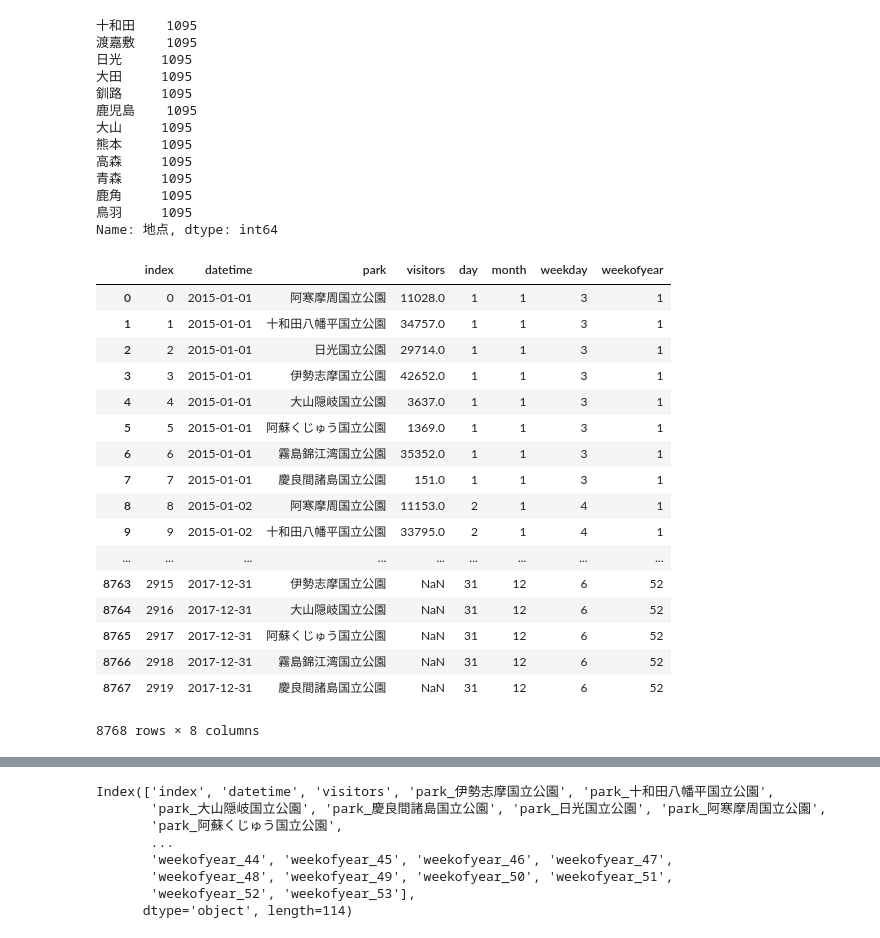
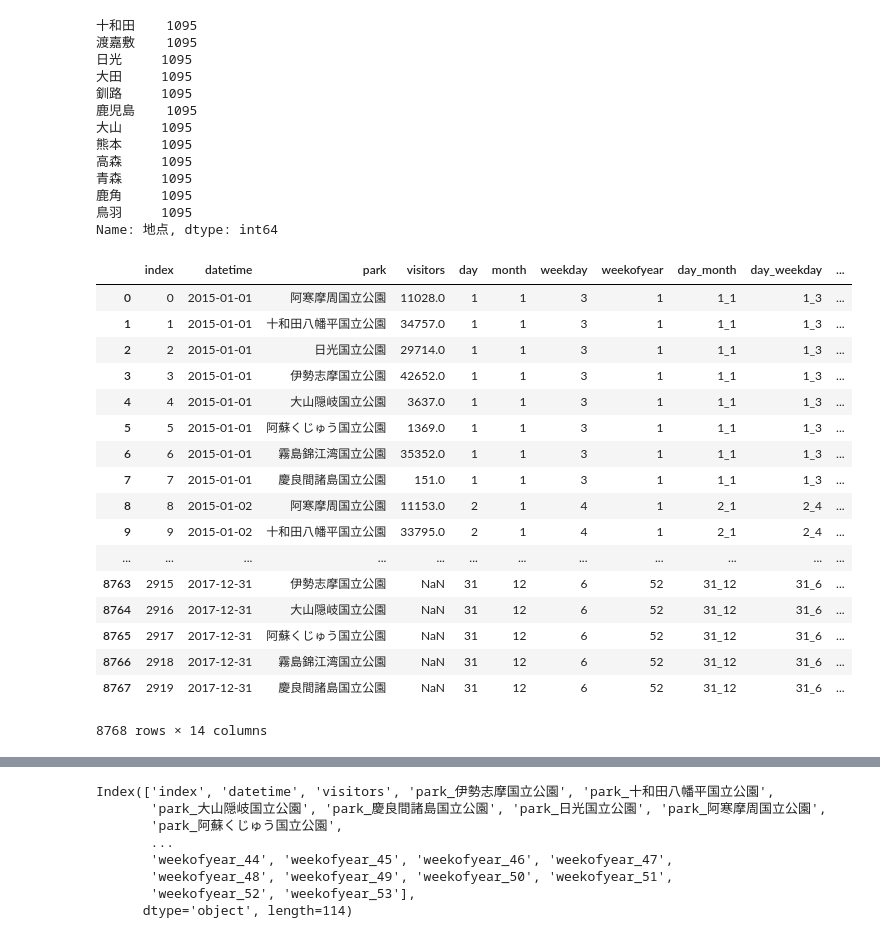
Before and after one commit to Hesene/National-Parks, a Jupyter notebook: src/EDA.ipynb, the cells around one changed output, grey strips where cells are left out. Drawn from its saved outputs; the diff is of its cells as text; code cells hidden in the pictures.

```diff
--- a/src/EDA.ipynb
+++ b/src/EDA.ipynb
@@ -214,28 +214,34 @@ df['datetime'] = pd.to_datetime(df['datetime'])
 # %%
 df['day'] = df['datetime'].dt.day.astype(object)
 df['month'] = df['datetime'].dt.month.astype(object)
 df['weekday'] = df['datetime'].dt.weekday.astype(object)
 df['weekofyear'] = df['datetime'].dt.weekofyear.astype(object)
+df['day_month'] = df['day'].astype(str)+'_'+df['month'].astype(str)
+df['day_weekday'] = df['day'].astype(str)+'_'+df['weekday'].astype(str)
+df['day_weekofyear'] = df['day'].astype(str)+'_'+df['weekofyear'].astype(str)
+df['month_weekday'] = df['month'].astype(str)+'_'+df['weekday'].astype(str)
+df['month_weekofyear'] = df['month'].astype(str)+'_'+df['weekofyear'].astype(str)
+df['weekday_weekofyear'] = df['weekday'].astype(str)+'_'+df['weekofyear'].astype(str)
 df
 # %% [output]
-|  | index | datetime | park | visitors | day | month | weekday | weekofyear |
-| 0 | 0 | 2015-01-01 | 阿寒摩周国立公園 | 11028.0 | 1 | 1 | 3 | 1 |
-| 1 | 1 | 2015-01-01 | 十和田八幡平国立公園 | 34757.0 | 1 | 1 | 3 | 1 |
-| 2 | 2 | 2015-01-01 | 日光国立公園 | 29714.0 | 1 | 1 | 3 | 1 |
-| 3 | 3 | 2015-01-01 | 伊勢志摩国立公園 | 42652.0 | 1 | 1 | 3 | 1 |
-| 4 | 4 | 2015-01-01 | 大山隠岐国立公園 | 3637.0 | 1 | 1 | 3 | 1 |
-| 5 | 5 | 2015-01-01 | 阿蘇くじゅう国立公園 | 1369.0 | 1 | 1 | 3 | 1 |
-| 6 | 6 | 2015-01-01 | 霧島錦江湾国立公園 | 35352.0 | 1 | 1 | 3 | 1 |
-| 7 | 7 | 2015-01-01 | 慶良間諸島国立公園 | 151.0 | 1 | 1 | 3 | 1 |
-| 8 | 8 | 2015-01-02 | 阿寒摩周国立公園 | 11153.0 | 2 | 1 | 4 | 1 |
-| 9 | 9 | 2015-01-02 | 十和田八幡平国立公園 | 33795.0 | 2 | 1 | 4 | 1 |
-| ... | ... | ... | ... | ... | ... | ... | ... | ... |
-| 8763 | 2915 | 2017-12-31 | 伊勢志摩国立公園 | NaN | 31 | 12 | 6 | 52 |
-| 8764 | 2916 | 2017-12-31 | 大山隠岐国立公園 | NaN | 31 | 12 | 6 | 52 |
-| 8765 | 2917 | 2017-12-31 | 阿蘇くじゅう国立公園 | NaN | 31 | 12 | 6 | 52 |
-| 8766 | 2918 | 2017-12-31 | 霧島錦江湾国立公園 | NaN | 31 | 12 | 6 | 52 |
-| 8767 | 2919 | 2017-12-31 | 慶良間諸島国立公園 | NaN | 31 | 12 | 6 | 52 |
+|  | index | datetime | park | visitors | day | month | weekday | weekofyear | day_month | day_weekday | ... |
+| 0 | 0 | 2015-01-01 | 阿寒摩周国立公園 | 11028.0 | 1 | 1 | 3 | 1 | 1_1 | 1_3 | ... |
+| 1 | 1 | 2015-01-01 | 十和田八幡平国立公園 | 34757.0 | 1 | 1 | 3 | 1 | 1_1 | 1_3 | ... |
+| 2 | 2 | 2015-01-01 | 日光国立公園 | 29714.0 | 1 | 1 | 3 | 1 | 1_1 | 1_3 | ... |
+| 3 | 3 | 2015-01-01 | 伊勢志摩国立公園 | 42652.0 | 1 | 1 | 3 | 1 | 1_1 | 1_3 | ... |
+| 4 | 4 | 2015-01-01 | 大山隠岐国立公園 | 3637.0 | 1 | 1 | 3 | 1 | 1_1 | 1_3 | ... |
+| 5 | 5 | 2015-01-01 | 阿蘇くじゅう国立公園 | 1369.0 | 1 | 1 | 3 | 1 | 1_1 | 1_3 | ... |
+| 6 | 6 | 2015-01-01 | 霧島錦江湾国立公園 | 35352.0 | 1 | 1 | 3 | 1 | 1_1 | 1_3 | ... |
+| 7 | 7 | 2015-01-01 | 慶良間諸島国立公園 | 151.0 | 1 | 1 | 3 | 1 | 1_1 | 1_3 | ... |
+| 8 | 8 | 2015-01-02 | 阿寒摩周国立公園 | 11153.0 | 2 | 1 | 4 | 1 | 2_1 | 2_4 | ... |
+| 9 | 9 | 2015-01-02 | 十和田八幡平国立公園 | 33795.0 | 2 | 1 | 4 | 1 | 2_1 | 2_4 | ... |
+| ... | ... | ... | ... | ... | ... | ... | ... | ... | ... | ... | ... |
+| 8763 | 2915 | 2017-12-31 | 伊勢志摩国立公園 | NaN | 31 | 12 | 6 | 52 | 31_12 | 31_6 | ... |
+| 8764 | 2916 | 2017-12-31 | 大山隠岐国立公園 | NaN | 31 | 12 | 6 | 52 | 31_12 | 31_6 | ... |
+| 8765 | 2917 | 2017-12-31 | 阿蘇くじゅう国立公園 | NaN | 31 | 12 | 6 | 52 | 31_12 | 31_6 | ... |
+| 8766 | 2918 | 2017-12-31 | 霧島錦江湾国立公園 | NaN | 31 | 12 | 6 | 52 | 31_12 | 31_6 | ... |
+| 8767 | 2919 | 2017-12-31 | 慶良間諸島国立公園 | NaN | 31 | 12 | 6 | 52 | 31_12 | 31_6 | ... |
-8768 rows × 8 columns
+8768 rows × 14 columns
 # %%
 df.dtypes
 # %% [output]
```
Also changed, not shown: parts of 2 cells of this notebook, 2 other files.
